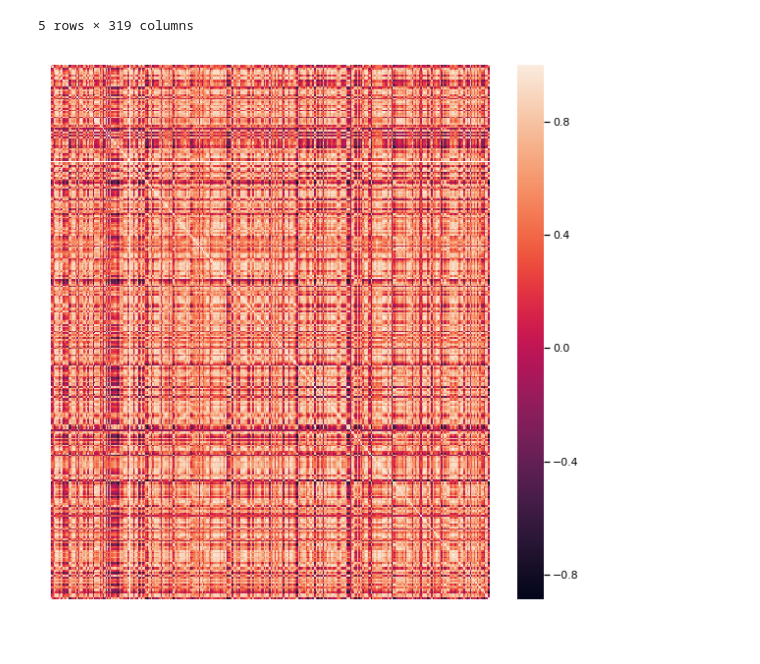
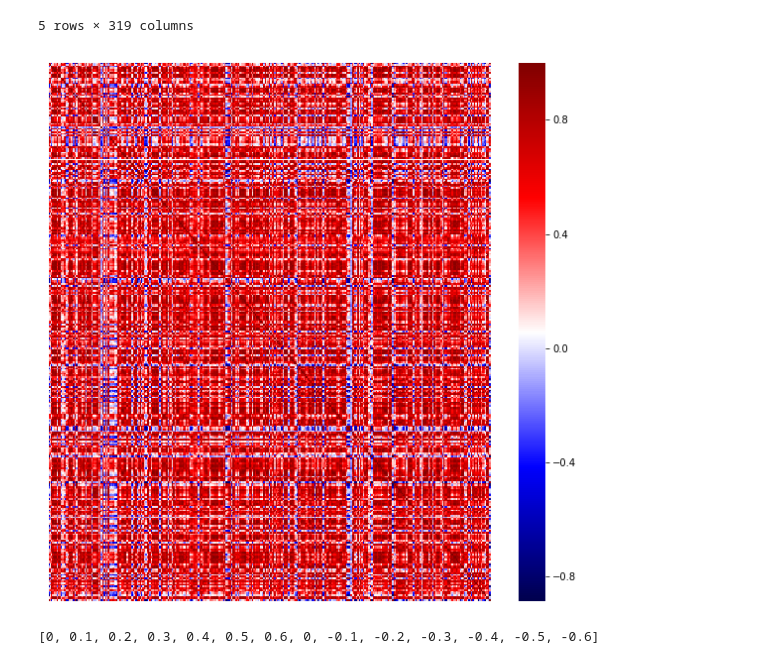
Before and after one commit to GCantergiani/psth, a Jupyter notebook: first_basic_analysis.ipynb, the cells around one changed output. Cells and saved outputs as stored; diff of their text form; code cells hidden in the pictures.

```diff
--- a/first_basic_analysis.ipynb
+++ b/first_basic_analysis.ipynb
@@ -122,8 +122,5 @@ MultiIndex(levels=[['Neuron'], [24, 52, 130, 168, 185, 214, 216, 248, 315, 318]]
            names=[None, 'neuron'])
 # %%
 import seaborn as sns
-
-sns.set_context("notebook")
-sns.set_palette("viridis")
 # %%
 fig, ax = plt.subplots(figsize=(6,5))
@@ -148,8 +145,14 @@ df_corr.head()
 5 rows × 319 columns
 # %%
 fig, ax = plt.subplots(figsize=(10,10))
-sns.heatmap(df_corr, xticklabels=[], yticklabels=[])
+sns.heatmap(df_corr, xticklabels=[], yticklabels=[], cmap='seismic')
 _ = ax.set_ylabel('')
 _ = ax.set_xlabel('')
 # %% [output]
-[figure, old version]
+[figure, new version]
+# %%
+to_replace = [0, 0.1, 0.2, 0.3, 0.4, 0.5, 0.6]
+to_replace.extend([ -x for x in to_replace])
+to_replace
+# %% [output]
+[0, 0.1, 0.2, 0.3, 0.4, 0.5, 0.6, 0, -0.1, -0.2, -0.3, -0.4, -0.5, -0.6]
```
Also changed, not shown: parts of 4 cells of this notebook.
